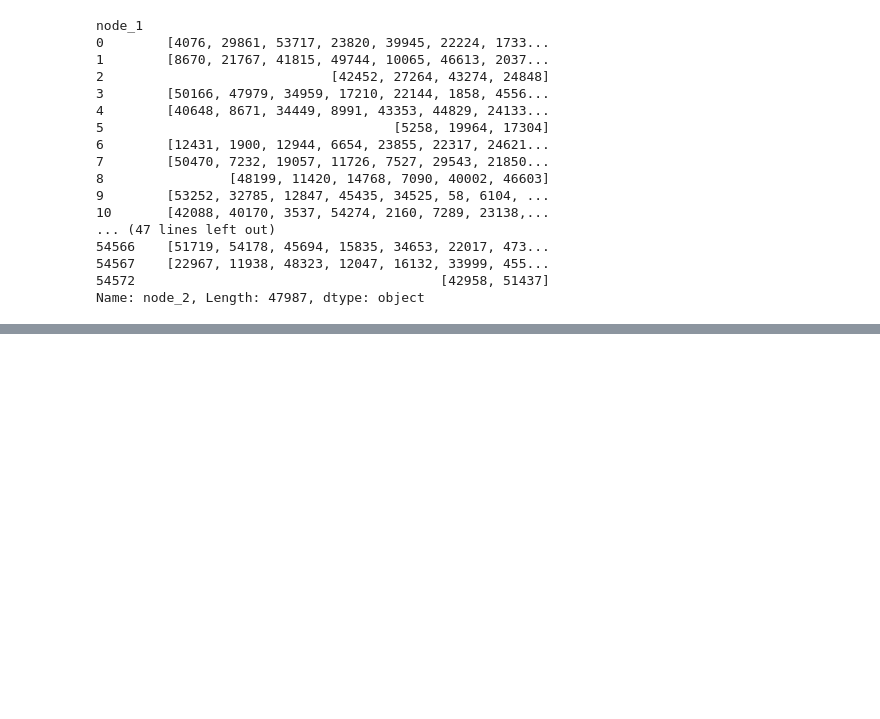
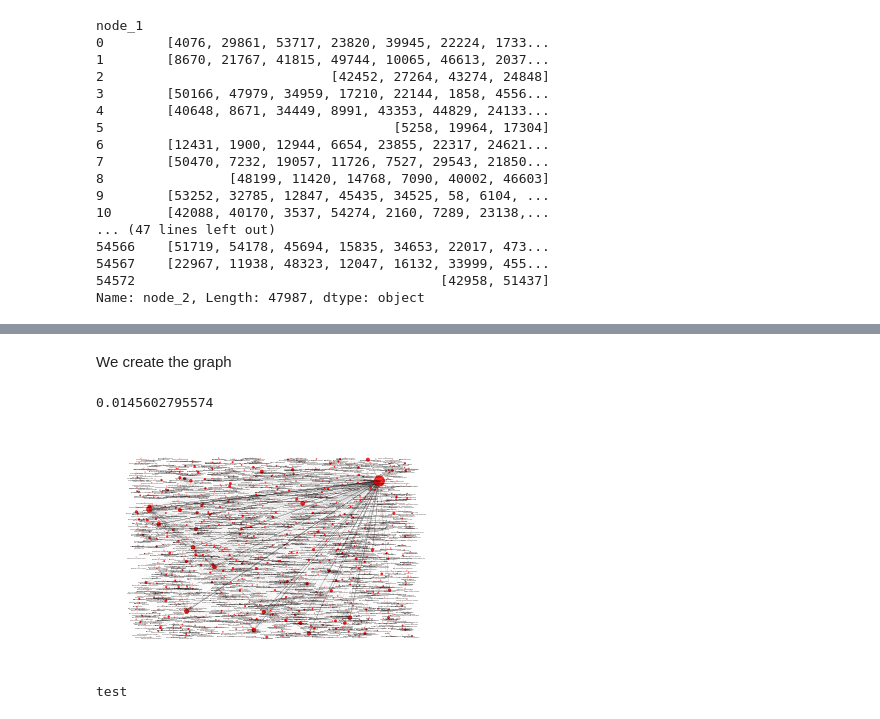
Before and after one commit to zakaryaxali/network_deezer, a Jupyter notebook: super_users.ipynb, the cells around one changed output, grey strips where cells are left out. Saved outputs shown, nothing was run; the diff lists cells and outputs as text; code cells hidden in the pictures; blank space fills up the shorter version.

Commit message:
update super users

```diff
--- a/super_users.ipynb
+++ b/super_users.ipynb
@@ -191,5 +201,5 @@ with open('super_user_HR.json', 'w') as f:
 # %%
-with open('super_user_HR.json', 'r') as f:
+with open(path+'super_user_HR.json', 'r') as f:
     super_users = json.load(f)
 super_users
 # %% [output]
@@ -256,12 +266,13 @@ def find_super_user(super_users, id_user):
         for user_id in super_user['ids']:
             if int(user_id) == int(id_user):
                 return super_user['id_super_user']
+    print("None find : super_users", super_users, "; id_user", id_user)
     return None
 
-for i in range(47987):
+for i in range(len(test)):
     id_user = list_id_users[i]
     super_user_row = find_super_user(super_users, id_user)
-    for id_friend in test.iloc[i]:
+    for id_friend in test[id_user]:
         super_friend_column = find_super_user(super_users, id_friend)
         #print('id_user', id_user,
         #      'id_friend', id_friend,
@@ -317,0 +331,2 @@ total 74972
+# %% [markdown]
+We create the graph
@@ -317,0 +348,48 @@ total 74972
+# %%
+nodes_size_normalized = (nodes_size / np.max(nodes_size))*100
+# %%
+print( np.min(nodes_size_normalized) )
+# %% [output]
+0.0145602795574
+# %%
+nodes_labels_dict = {}
+
+for i in range(len(super_users)):
+    nodes_labels_dict[i] = nodes_labels[i]
+# %%
+G=nx.Graph()
+G.add_nodes_from(nodes_list)
+G.add_edges_from(edges_list)
+# nodes_position = nx.fruchterman_reingold_layout(G)
+# nodes_position = nx.spring_layout(G)
+nodes_position = nx.random_layout(G)
+
+nx.draw_networkx_nodes(G,
+                       nodes_position,
+                       nodelist = nodes_list,
+                       node_color = ['red'],
+#                        node_size = nodes_size,
+                       node_size = nodes_size_normalized,
+                       alpha=0.8)
+
+nx.draw_networkx_edges(G,
+                       nodes_position,
+                       edges_list,
+                       width= edges_size)
+
+nx.draw_networkx_labels(G,
+                        nodes_position,
+                        font_size=1,
+                        labels = nodes_labels_dict)
+
+plt.xticks([])
+plt.yticks([])
+plt.axis('off')
+plt.savefig(path + "super_users.png", dpi=1000, bbox_inches='tight')
+plt.show()
+# %% [output]
+[figure, added]
+# %%
+print("test")
+# %% [output]
+test
```
Also changed, not shown: parts of 16 cells of this notebook.
